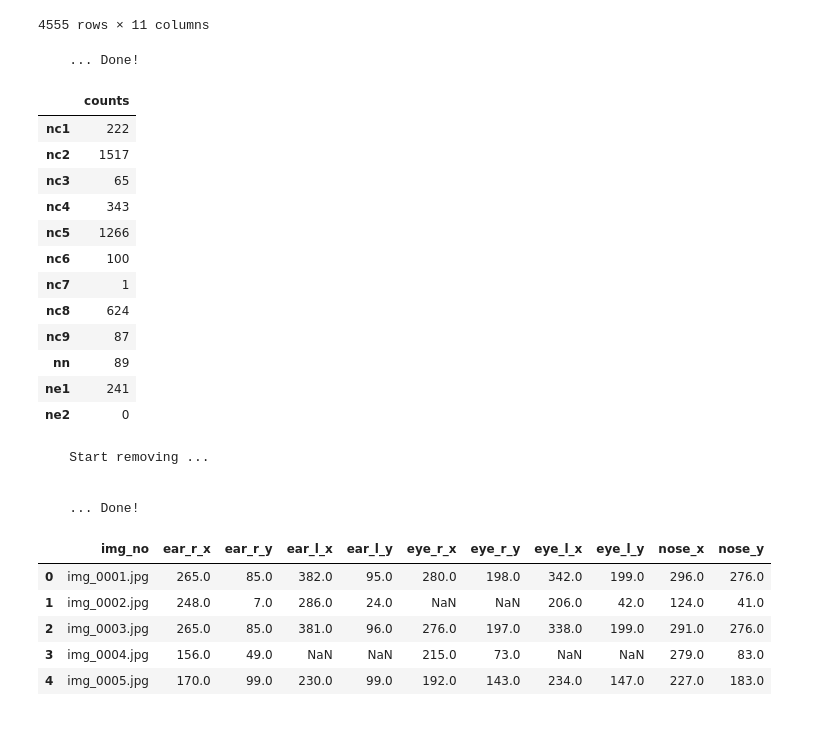
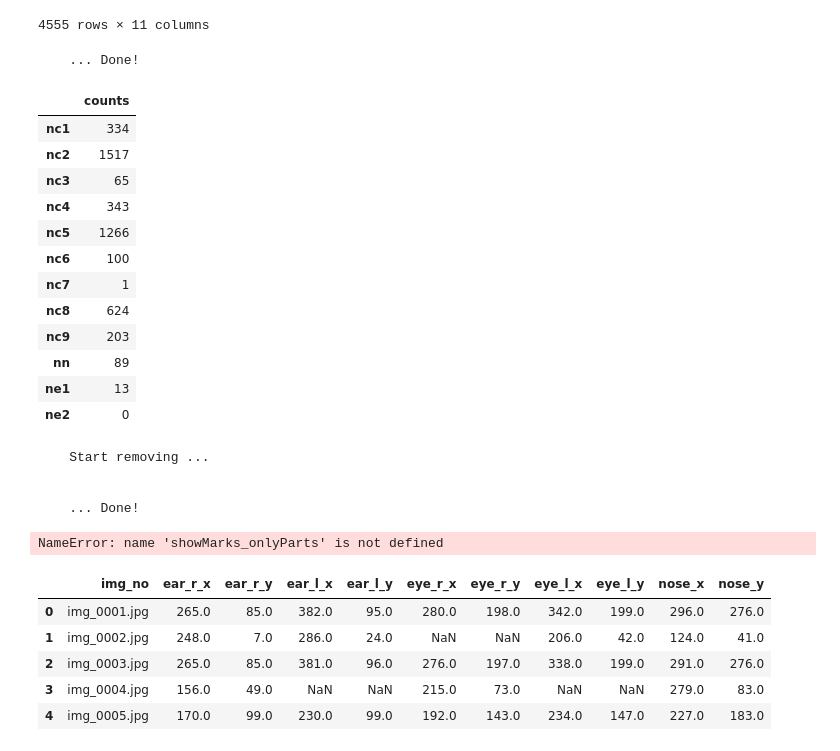
Before and after one commit to caocao0525/Mouse01, a Jupyter notebook: function_check_stage.ipynb, the cells around one changed output. Saved outputs shown, nothing was run; the diff lists cells and outputs as text; code cells hidden in the pictures.

```diff
--- a/function_check_stage.ipynb
+++ b/function_check_stage.ipynb
@@ -153,11 +157,11 @@ data_part
 | 4554 | img_4555.jpg | 67.0 | 48.0 | 203.0 | 90.0 | 46.0 | 142.0 | 115.0 | 175.0 | 34.0 | 235.0 |
 4555 rows × 11 columns
 # %%
-saveClass(data_part)
+saveClass_update(data_part)
 # %% [output]
     ... Done!
 |  | counts |
-| nc1 | 222 |
+| nc1 | 334 |
 | nc2 | 1517 |
 | nc3 | 65 |
 | nc4 | 343 |
@@ -165,9 +169,9 @@ saveClass(data_part)
 | nc6 | 100 |
 | nc7 | 1 |
 | nc8 | 624 |
-| nc9 | 87 |
+| nc9 | 203 |
 | nn | 89 |
-| ne1 | 241 |
+| ne1 | 13 |
 | ne2 | 0 |
 # %%
 removeAllFiles()
@@ -176,6 +180,11 @@ removeAllFiles()
 
 
     ... Done!
+# %%
+img, _ = showMarks_onlyParts(12, data)
+plt.imshow(img)
+# %% [output]
+NameError: name 'showMarks_onlyParts' is not defined
 # %%
 data_part = data[:5]
 data_part
```
Also changed, not shown: parts of 1 cell of this notebook, 2 other files.
